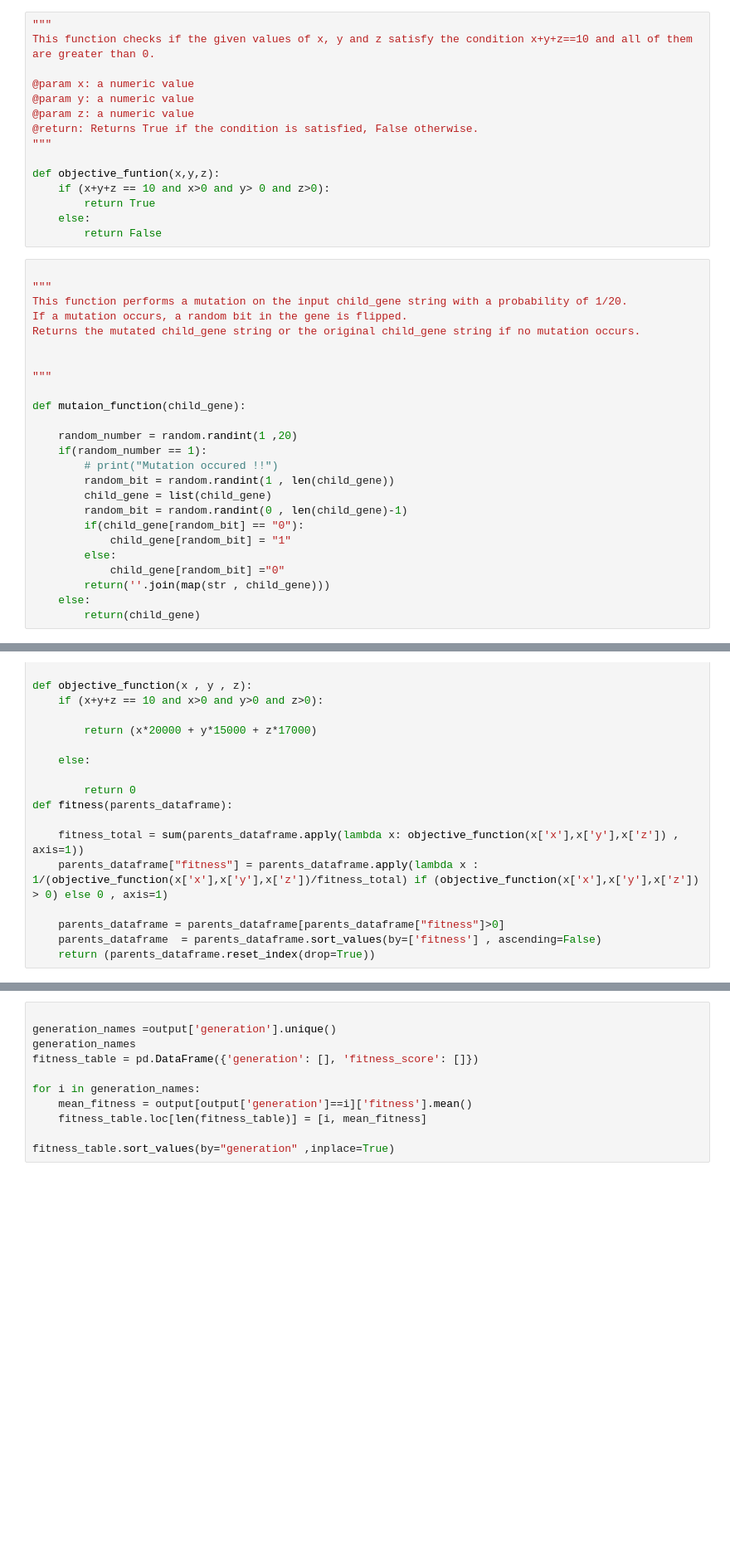
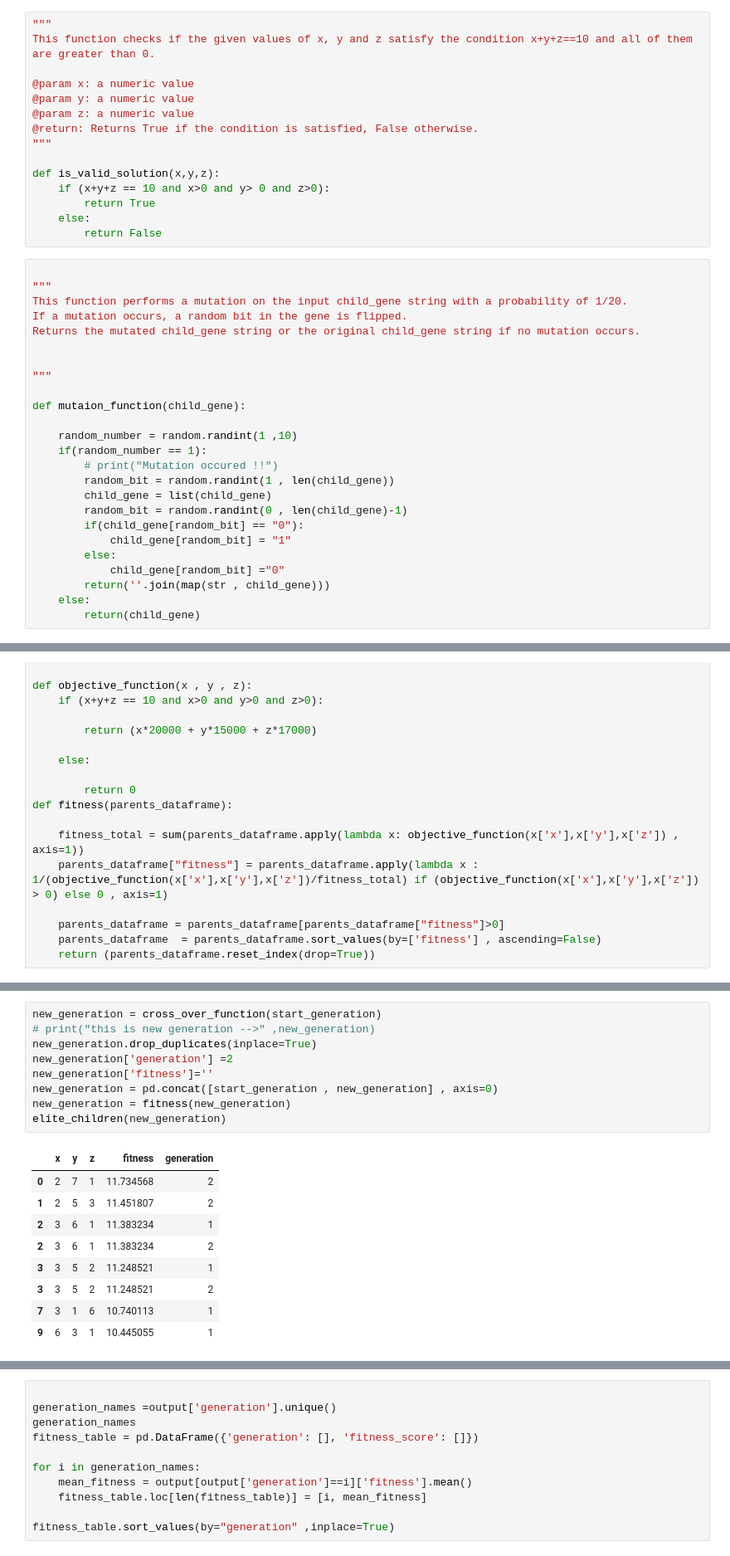
Before and after one commit to shamalgithub/genetic_algorithm, a Jupyter notebook: Notebooks/genetic_algorithm_v2.ipynb, the cells around one changed output, grey strips where cells are left out. Shown at 83% size. Drawn from its saved outputs; the diff is of its cells as text; blank space fills up the shorter version.

```diff
--- a/Notebooks/genetic_algorithm_v2.ipynb
+++ b/Notebooks/genetic_algorithm_v2.ipynb
@@ -12,7 +14,7 @@ This function checks if the given values of x, y and z satisfy the condition x+y
 @return: Returns True if the condition is satisfied, False otherwise.
 """
 
-def objective_funtion(x,y,z):
+def is_valid_solution(x,y,z):
     if (x+y+z == 10 and x>0 and y> 0 and z>0):
         return True
     else:
@@ -29,7 +31,7 @@ Returns the mutated child_gene string or the original child_gene string if no mu
 
 def mutaion_function(child_gene):
 
-    random_number = random.randint(1 ,20)
+    random_number = random.randint(1 ,10)
     if(random_number == 1):
         # print("Mutation occured !!")
         random_bit = random.randint(1 , len(child_gene))
@@ -196 +237,20 @@ print((fitness(new_generation)))
+# %%
+new_generation = cross_over_function(start_generation)
+# print("this is new generation -->" ,new_generation)
+new_generation.drop_duplicates(inplace=True)
+new_generation['generation'] =2
+new_generation['fitness']=''
+new_generation = pd.concat([start_generation , new_generation] , axis=0)
+new_generation = fitness(new_generation)
+elite_children(new_generation)
+# %% [output]
+|  | x | y | z | fitness | generation |
+| 0 | 2 | 7 | 1 | 11.734568 | 2 |
+| 1 | 2 | 5 | 3 | 11.451807 | 2 |
+| 2 | 3 | 6 | 1 | 11.383234 | 1 |
+| 2 | 3 | 6 | 1 | 11.383234 | 2 |
+| 3 | 3 | 5 | 2 | 11.248521 | 1 |
+| 3 | 3 | 5 | 2 | 11.248521 | 2 |
+| 7 | 3 | 1 | 6 | 10.740113 | 1 |
+| 9 | 6 | 3 | 1 | 10.445055 | 1 |
 # %%
```
Also changed, not shown: parts of 14 cells of this notebook.
